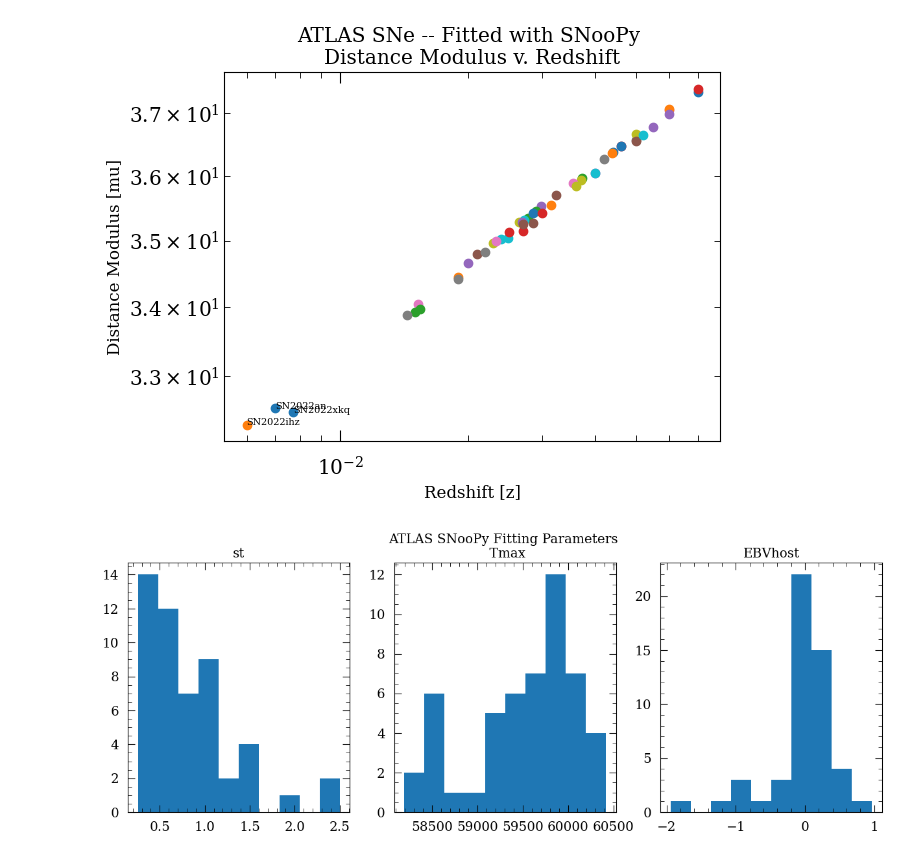
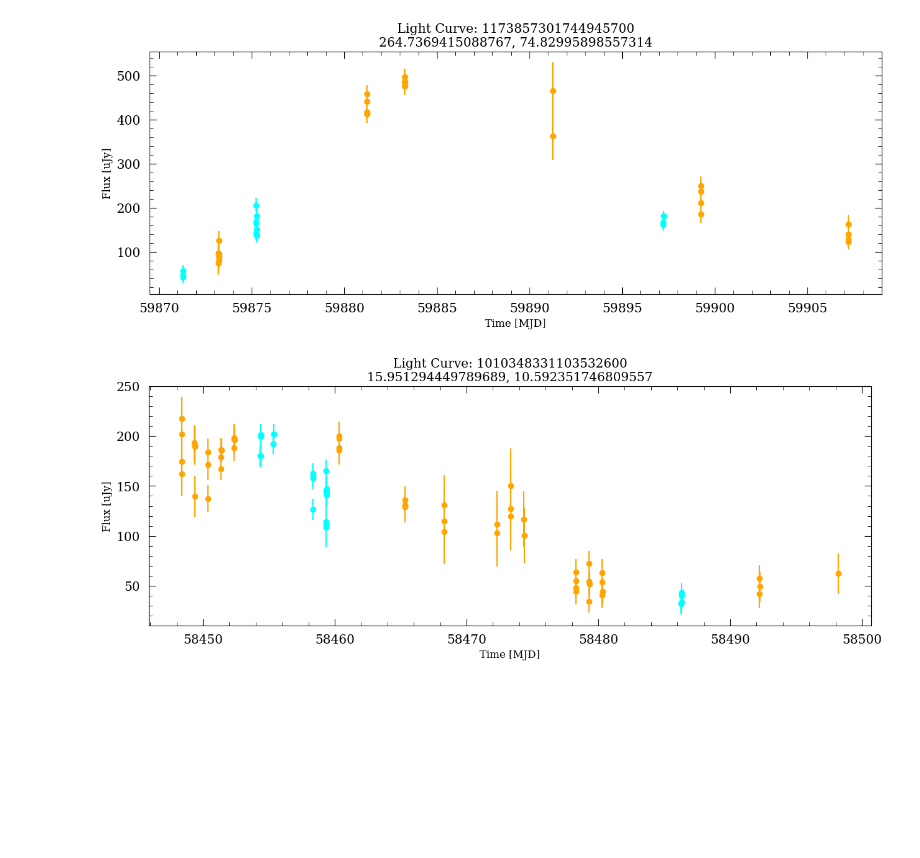
Before and after one commit to mekhi-woods/HiloCATsSN1991bg, a Jupyter notebook: main.ipynb, the cells around one changed output. Cells and saved outputs as stored; diff of their text form; code cells hidden in the pictures; blank space fills up the shorter version.

```diff
--- a/main.ipynb
+++ b/main.ipynb
@@ -316,7 +316,7 @@ from HiloCATsSN1991bg.scripts import tns_redshifts
 
 API_TOKEN = "7f4e1dee8f52cf0c8cdaf55bf29d04bef4810fb4"
 ATLAS_PATH = '/content/ATLAS'
-N_ITER = 0 # 0 turns iteration limit off
+N_ITER = 2 # 0 turns iteration limit off
 PLOT_MODE = 'SOLO' # SOLO or COMBINED
 USE_PAST_CALC = True # Uses past calculations to speed up code
 
@@ -461,7 +461,7 @@ def main_processing(err_max=100, yaxis='flux', plot=True, quiet=False):
                 print('Removing...', SN.ATLASname)
 
     # [2.4] Save RA, DEC, Redshift, and Object Name
-    t_lim = 5
+    t_lim = 0.1
     print(t_lim, 'second pause between entries...')
     with open('ATLASVariables.txt', 'w') as f:
         f.write('objname, ATLASname, RA, DEC, z\n')
@@ -477,26 +477,40 @@ def main_processing(err_max=100, yaxis='flux', plot=True, quiet=False):
             # break
 
     # [2.5] Plot data
-    if plot and PLOT_MODE == 'SOLO':
-        if quiet == False:
-            print("Plotting data [indivisual]...")
-        with ZipFile('/content/ATLASplots/ATLASplots.zip', 'w') as zip_object:
-            for SN in SNe:
-                solo_plotting(name=SN.ATLASname, coords=[SN.RA, SN.DEC], err_max=err_max,
-                              t_o=SN.t_o, flux_o=SN.flux_o, flux_err_o=SN.dflux_o,
-                              t_c=SN.t_c, flux_c=SN.flux_c, flux_err_c=SN.dflux_c,
-                              save=True, saveLoc='/content/ATLASplots/')
-                zip_object.write('/content/ATLASplots/'+SN.ATLASname+'_ATLASplot.png')
-    elif plot and PLOT_MODE == 'COMBINED':
-        if quiet == False:
-            print("Plotting data [combined]...")
+    for SN in SNe:
+        fig, ax = plt.subplots(1, figsize=(15, 5))
+        plot_ATLAS([SN.t_o, SN.flux_o, SN.dflux_o],
+                   [SN.t_c, SN.flux_c, SN.dflux_c],
+                   ax=ax, name=SN.objname, coords=[SN.RA, SN.DEC], save=True)
+        plt.show()
 
-        fig, axs = plt.subplots(len(SNe), figsize=(12, len(SNe)*3.2))
-        fig.tight_layout(pad=5.0)
-        for n in range(len(SNe)):
-            combined_plotting(ax=axs[n], name=SN.ATLASname, coords=[SN.RA, SN.DEC],
-                              t_o=SNe[n].t_o, flux_o=SNe[n].flux_o, flux_err_o=SNe[n].dflux_o,
-                              t_c=SN.t_c, flux_c=SN.flux_c, flux_err_c=SN.dflux_c)
+
+
+
+
+
+
+
+    # if plot and PLOT_MODE == 'SOLO':
+    #     if quiet == False:
+    #         print("Plotting data [indivisual]...")
+    #     with ZipFile('/content/ATLASplots/ATLASplots.zip', 'w') as zip_object:
+    #         for SN in SNe:
+    #             solo_plotting(name=SN.ATLASname, coords=[SN.RA, SN.DEC], err_max=err_max,
+    #                           t_o=SN.t_o, flux_o=SN.flux_o, flux_err_o=SN.dflux_o,
+    #                           t_c=SN.t_c, flux_c=SN.flux_c, flux_err_c=SN.dflux_c,
+    #                           save=True, saveLoc='/content/ATLASplots/')
+    #             zip_object.write('/content/ATLASplots/'+SN.ATLASname+'_ATLASplot.png')
+    # elif plot and PLOT_MODE == 'COMBINED':
+    #     if quiet == False:
+    #         print("Plotting data [combined]...")
+
+    #     fig, axs = plt.subplots(len(SNe), figsize=(12, len(SNe)*3.2))
+    #     fig.tight_layout(pad=5.0)
+    #     for n in range(len(SNe)):
+    #         combined_plotting(ax=axs[n], name=SN.ATLASname, coords=[SN.RA, SN.DEC],
+    #                           t_o=SNe[n].t_o, flux_o=SNe[n].flux_o, flux_err_o=SNe[n].dflux_o,
+    #                           t_c=SN.t_c, flux_c=SN.flux_c, flux_err_c=SN.dflux_c)
 
     return SNe
 
@@ -572,6 +586,16 @@ def combined_plotting(ax, t_o, t_c, flux_o, flux_c, flux_err_o, flux_err_c, name
     ax.set_xlabel('Time [MJD]')
     ax.set_ylabel('Flux [uJy]')
     ax.set_ylim(0)
+    return
+
+def plot_ATLAS(xyo, xyc, ax=plt, name='Empty', coords=[0, 0], save=False, saveloc='/content/ATLASplots/'):
+    ax.errorbar(xyo[0], xyo[1], yerr=xyo[2], fmt='o', color='orange')
+    ax.errorbar(xyc[0], xyc[1], yerr=xyc[2], fmt='o', color='cyan')
+
+    ax.set_title('Light Curve: '+str(name)+'\n'+str(coords[0])+', '+str(coords[1]))
+    ax.set_xlabel('Time [MJD]'); ax.set_ylabel('Flux [uJy]')
+    if save:
+        plt.savefig(saveloc+name+'_ATLASplot.png')
     return
 
 def snpyASCIIFormat(SNe):
@@ -658,7 +682,7 @@ if __name__ == '__main__':
     # data_collection()
 
     # [2] Slice data, remove outliers, & plot
-    # SNe = main_processing(err_max=100, plot=False)
+    SNe = main_processing(err_max=100, plot=False)
 
     # [3] Write ATLAS data to SNooPy ASCII file
     # snpyASCIIFormat(SNe)
@@ -666,8 +690,8 @@ if __name__ == '__main__':
     # [4] SNooPy fitting
 
     # [5] SNooPy fit mu v. Redshift
-    plot_SNooPy_mu_vs_z()
+    # plot_SNooPy_mu_vs_z()
 
     # [6] Histogram of fit parameters
-    plot_SNooPy_hist(binNum=10)
+    # plot_SNooPy_hist(binNum=10)
 # %% [output]
@@ -674,2 +706,2 @@ if __name__ == '__main__':
-[figure, old version]
+[figure, new version]
-[figure, old version]
+[figure, new version]
```
Also changed, not shown: parts of 2 cells of this notebook.
